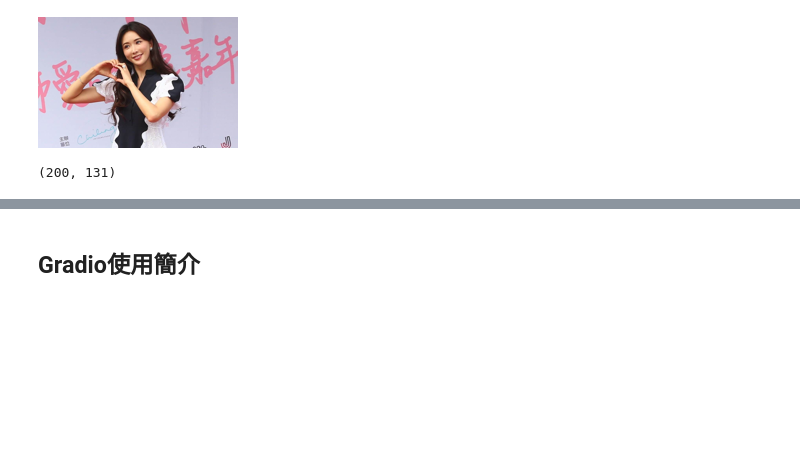
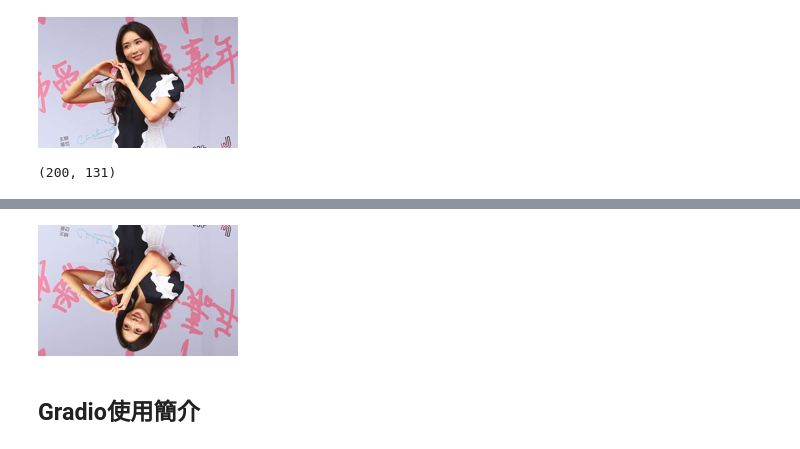
Before and after one commit to vcdemy/20231026, a Jupyter notebook: 20231026筆記.ipynb, the cells around one changed output, grey strips where cells are left out. Cells and saved outputs as stored; diff of their text form; code cells hidden in the pictures; blank space fills up the shorter version.

```diff
--- a/20231026筆記.ipynb
+++ b/20231026筆記.ipynb
@@ -229,3 +240,7 @@ img2.size
+# %%
+img2.transpose(Image.Transpose.FLIP_TOP_BOTTOM)
+# %% [output]
+[figure, added]
 # %% [markdown]
 ## Gradio使用簡介
 # %%
```
Also changed, not shown: parts of 3 cells of this notebook.
